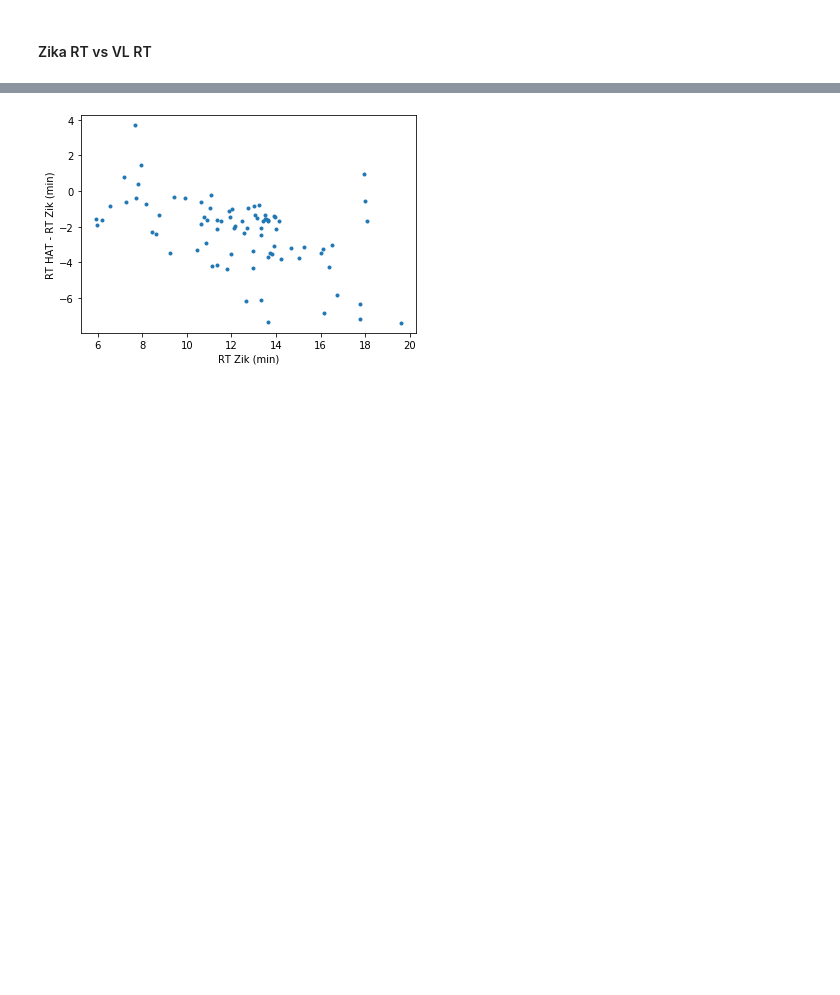
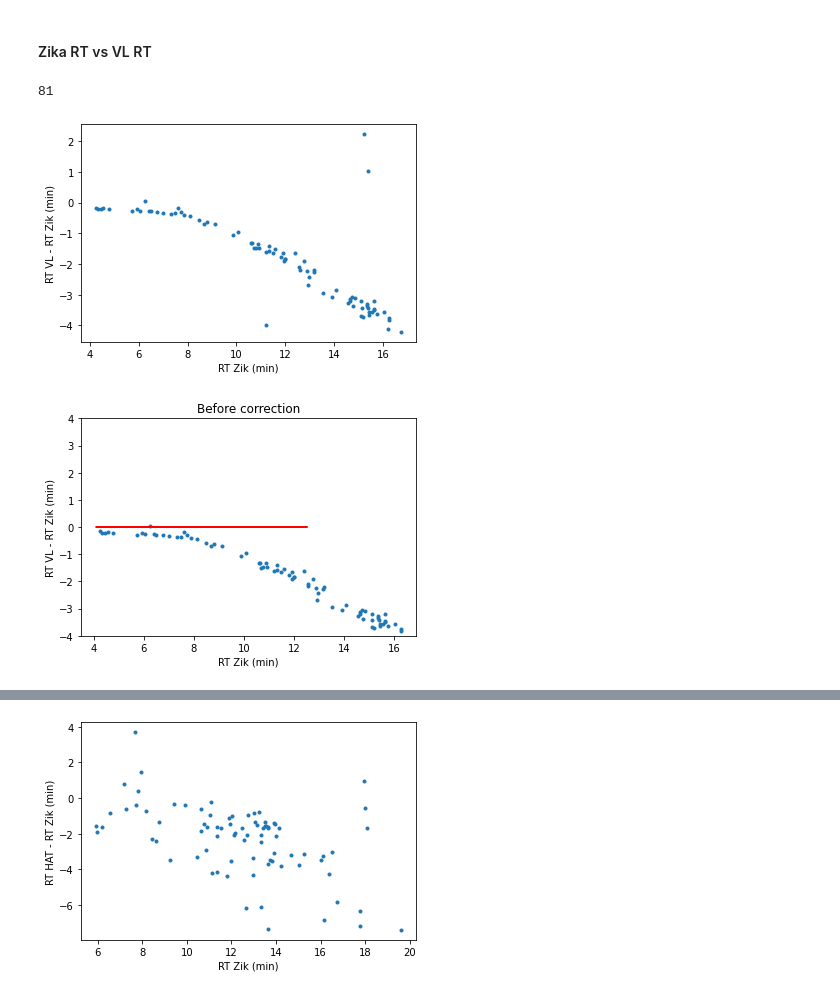
Before and after one commit to sdrogers/pymzm, a Jupyter notebook: AnaMariaNotebooks/GPRegressionRT.ipynb, the cells around one changed output, grey strips where cells are left out. Saved outputs shown, nothing was run; the diff lists cells and outputs as text; code cells hidden in the pictures; blank space fills up the shorter version.

```diff
--- a/AnaMariaNotebooks/GPRegressionRT.ipynb
+++ b/AnaMariaNotebooks/GPRegressionRT.ipynb
@@ -159,3 +140,16 @@ with open('/Users/anamaria/Documents/pymz/mzmine/malmodel.txt', 'wb') as handle:
 The same workflow will be applied for the analysis of the VL vs Zika RT datsets.
 # %% [markdown]
 #### Zika RT vs VL RT
+# %%
+from metab_utils import get_rts_between_datasets
+vl_1_rt, zik_1_rt, vl1_zik1_diff = get_rts_between_datasets('vl', 'zik', matches)
+# %%
+len(vl_1_rt)
+# %% [output]
+81
+# %%
+from metab_utils import plot_and_get_values_for_regression
+zik_1_rt_mod, vl_1_rt_mod = plot_and_get_values_for_regression(zik_1_rt,'Zik',vl_1_rt,'VL', vl1_zik1_diff, ml = False)
+# %% [output]
+[figure, added]
+[figure, added]
```
Also changed, not shown: parts of 34 cells of this notebook.
